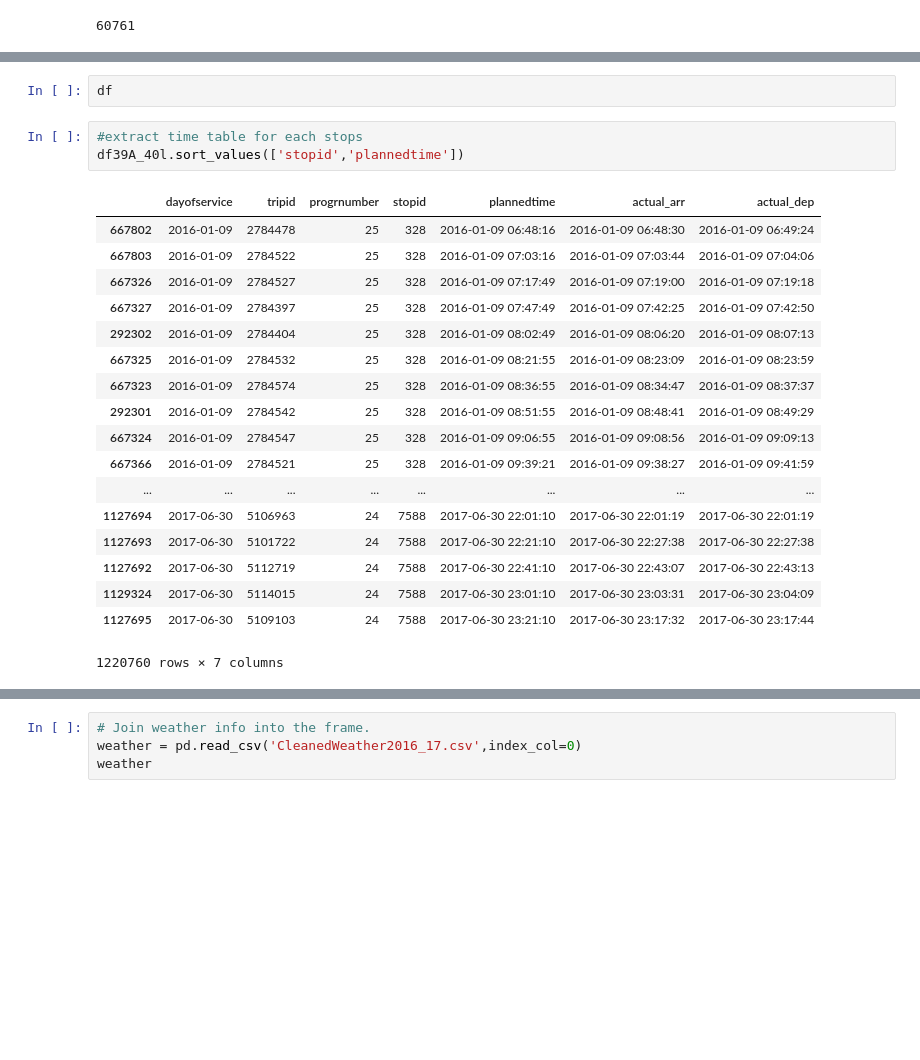
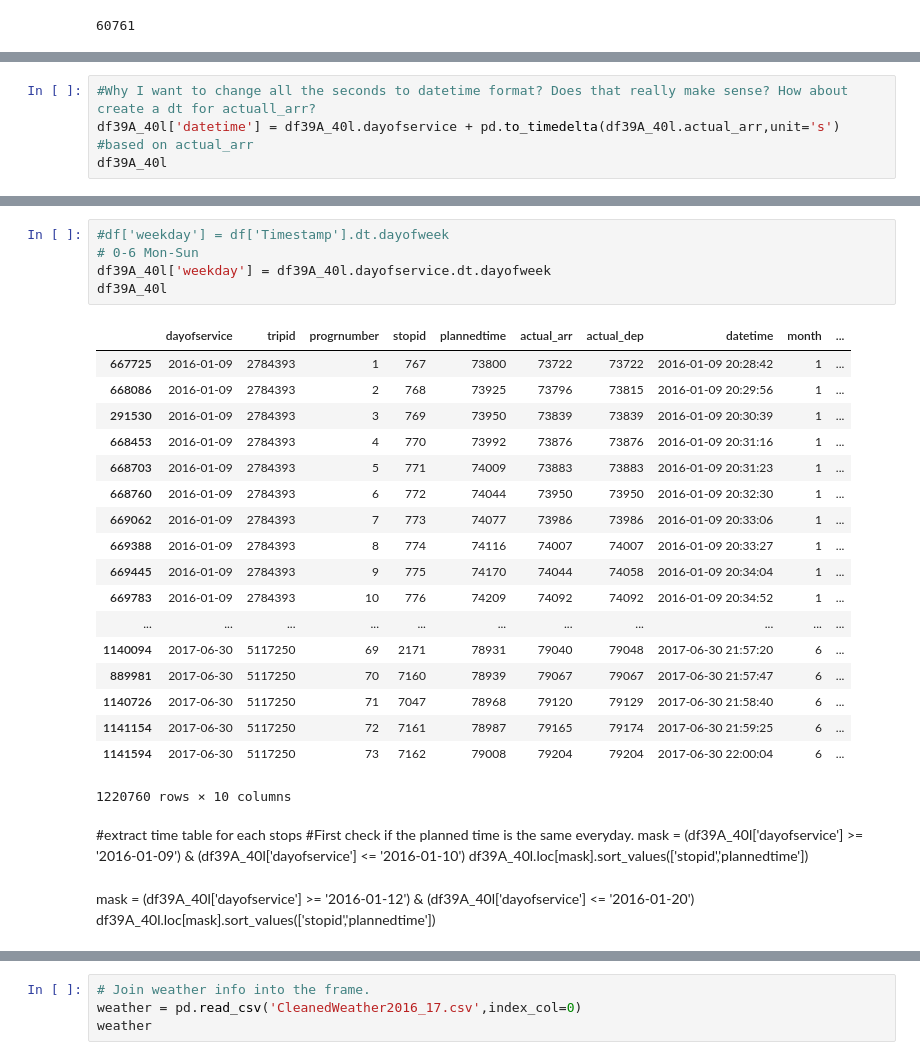
Before and after one commit to xinyuewang1/DublinBusDataAnalysis, a Jupyter notebook: caseStudy39A.ipynb, the cells around one changed output, grey strips where cells are left out. Cells and saved outputs as stored; diff of their text form; blank space fills up the shorter version.

```diff
--- a/caseStudy39A.ipynb
+++ b/caseStudy39A.ipynb
@@ -129,0 +124,5 @@ df39A_40l
+# %%
+#Why I want to change all the seconds to datetime format? Does that really make sense? How about create a dt for actuall_arr?
+df39A_40l['datetime'] = df39A_40l.dayofservice + pd.to_timedelta(df39A_40l.actual_arr,unit='s')
+#based on actual_arr
+df39A_40l
@@ -134,24 +172,32 @@ df39A_40l['month'] = df39A_40l.dayofservice.map(lambda x: x.month)
-# %%
-df
-# %%
-#extract time table for each stops
-df39A_40l.sort_values(['stopid','plannedtime'])
-# %% [output]
-|  | dayofservice | tripid | progrnumber | stopid | plannedtime | actual_arr | actual_dep |
-| 667802 | 2016-01-09 | 2784478 | 25 | 328 | 2016-01-09 06:48:16 | 2016-01-09 06:48:30 | 2016-01-09 06:49:24 |
-| 667803 | 2016-01-09 | 2784522 | 25 | 328 | 2016-01-09 07:03:16 | 2016-01-09 07:03:44 | 2016-01-09 07:04:06 |
-| 667326 | 2016-01-09 | 2784527 | 25 | 328 | 2016-01-09 07:17:49 | 2016-01-09 07:19:00 | 2016-01-09 07:19:18 |
-| 667327 | 2016-01-09 | 2784397 | 25 | 328 | 2016-01-09 07:47:49 | 2016-01-09 07:42:25 | 2016-01-09 07:42:50 |
-| 292302 | 2016-01-09 | 2784404 | 25 | 328 | 2016-01-09 08:02:49 | 2016-01-09 08:06:20 | 2016-01-09 08:07:13 |
-| 667325 | 2016-01-09 | 2784532 | 25 | 328 | 2016-01-09 08:21:55 | 2016-01-09 08:23:09 | 2016-01-09 08:23:59 |
-| 667323 | 2016-01-09 | 2784574 | 25 | 328 | 2016-01-09 08:36:55 | 2016-01-09 08:34:47 | 2016-01-09 08:37:37 |
-| 292301 | 2016-01-09 | 2784542 | 25 | 328 | 2016-01-09 08:51:55 | 2016-01-09 08:48:41 | 2016-01-09 08:49:29 |
-| 667324 | 2016-01-09 | 2784547 | 25 | 328 | 2016-01-09 09:06:55 | 2016-01-09 09:08:56 | 2016-01-09 09:09:13 |
-| 667366 | 2016-01-09 | 2784521 | 25 | 328 | 2016-01-09 09:39:21 | 2016-01-09 09:38:27 | 2016-01-09 09:41:59 |
-| ... | ... | ... | ... | ... | ... | ... | ... |
-| 1127694 | 2017-06-30 | 5106963 | 24 | 7588 | 2017-06-30 22:01:10 | 2017-06-30 22:01:19 | 2017-06-30 22:01:19 |
-| 1127693 | 2017-06-30 | 5101722 | 24 | 7588 | 2017-06-30 22:21:10 | 2017-06-30 22:27:38 | 2017-06-30 22:27:38 |
-| 1127692 | 2017-06-30 | 5112719 | 24 | 7588 | 2017-06-30 22:41:10 | 2017-06-30 22:43:07 | 2017-06-30 22:43:13 |
-| 1129324 | 2017-06-30 | 5114015 | 24 | 7588 | 2017-06-30 23:01:10 | 2017-06-30 23:03:31 | 2017-06-30 23:04:09 |
-| 1127695 | 2017-06-30 | 5109103 | 24 | 7588 | 2017-06-30 23:21:10 | 2017-06-30 23:17:32 | 2017-06-30 23:17:44 |
-1220760 rows × 7 columns
+# %%
+#df['weekday'] = df['Timestamp'].dt.dayofweek
+# 0-6 Mon-Sun
+df39A_40l['weekday'] = df39A_40l.dayofservice.dt.dayofweek
+df39A_40l
+# %% [output]
+|  | dayofservice | tripid | progrnumber | stopid | plannedtime | actual_arr | actual_dep | datetime | month | ... |
+| 667725 | 2016-01-09 | 2784393 | 1 | 767 | 73800 | 73722 | 73722 | 2016-01-09 20:28:42 | 1 | ... |
+| 668086 | 2016-01-09 | 2784393 | 2 | 768 | 73925 | 73796 | 73815 | 2016-01-09 20:29:56 | 1 | ... |
+| 291530 | 2016-01-09 | 2784393 | 3 | 769 | 73950 | 73839 | 73839 | 2016-01-09 20:30:39 | 1 | ... |
+| 668453 | 2016-01-09 | 2784393 | 4 | 770 | 73992 | 73876 | 73876 | 2016-01-09 20:31:16 | 1 | ... |
+| 668703 | 2016-01-09 | 2784393 | 5 | 771 | 74009 | 73883 | 73883 | 2016-01-09 20:31:23 | 1 | ... |
+| 668760 | 2016-01-09 | 2784393 | 6 | 772 | 74044 | 73950 | 73950 | 2016-01-09 20:32:30 | 1 | ... |
+| 669062 | 2016-01-09 | 2784393 | 7 | 773 | 74077 | 73986 | 73986 | 2016-01-09 20:33:06 | 1 | ... |
+| 669388 | 2016-01-09 | 2784393 | 8 | 774 | 74116 | 74007 | 74007 | 2016-01-09 20:33:27 | 1 | ... |
+| 669445 | 2016-01-09 | 2784393 | 9 | 775 | 74170 | 74044 | 74058 | 2016-01-09 20:34:04 | 1 | ... |
+| 669783 | 2016-01-09 | 2784393 | 10 | 776 | 74209 | 74092 | 74092 | 2016-01-09 20:34:52 | 1 | ... |
+| ... | ... | ... | ... | ... | ... | ... | ... | ... | ... | ... |
+| 1140094 | 2017-06-30 | 5117250 | 69 | 2171 | 78931 | 79040 | 79048 | 2017-06-30 21:57:20 | 6 | ... |
+| 889981 | 2017-06-30 | 5117250 | 70 | 7160 | 78939 | 79067 | 79067 | 2017-06-30 21:57:47 | 6 | ... |
+| 1140726 | 2017-06-30 | 5117250 | 71 | 7047 | 78968 | 79120 | 79129 | 2017-06-30 21:58:40 | 6 | ... |
+| 1141154 | 2017-06-30 | 5117250 | 72 | 7161 | 78987 | 79165 | 79174 | 2017-06-30 21:59:25 | 6 | ... |
+| 1141594 | 2017-06-30 | 5117250 | 73 | 7162 | 79008 | 79204 | 79204 | 2017-06-30 22:00:04 | 6 | ... |
+1220760 rows × 10 columns
+# %% [markdown]
+#extract time table for each stops
+#First check if the planned time is the same everyday.
+mask = (df39A_40l['dayofservice'] >= '2016-01-09') & (df39A_40l['dayofservice'] <= '2016-01-10')
+df39A_40l.loc[mask].sort_values(['stopid','plannedtime'])
+# %% [markdown]
+mask = (df39A_40l['dayofservice'] >= '2016-01-12') & (df39A_40l['dayofservice'] <= '2016-01-20')
+df39A_40l.loc[mask].sort_values(['stopid','plannedtime'])
```
Also changed, not shown: parts of 18 cells of this notebook.
